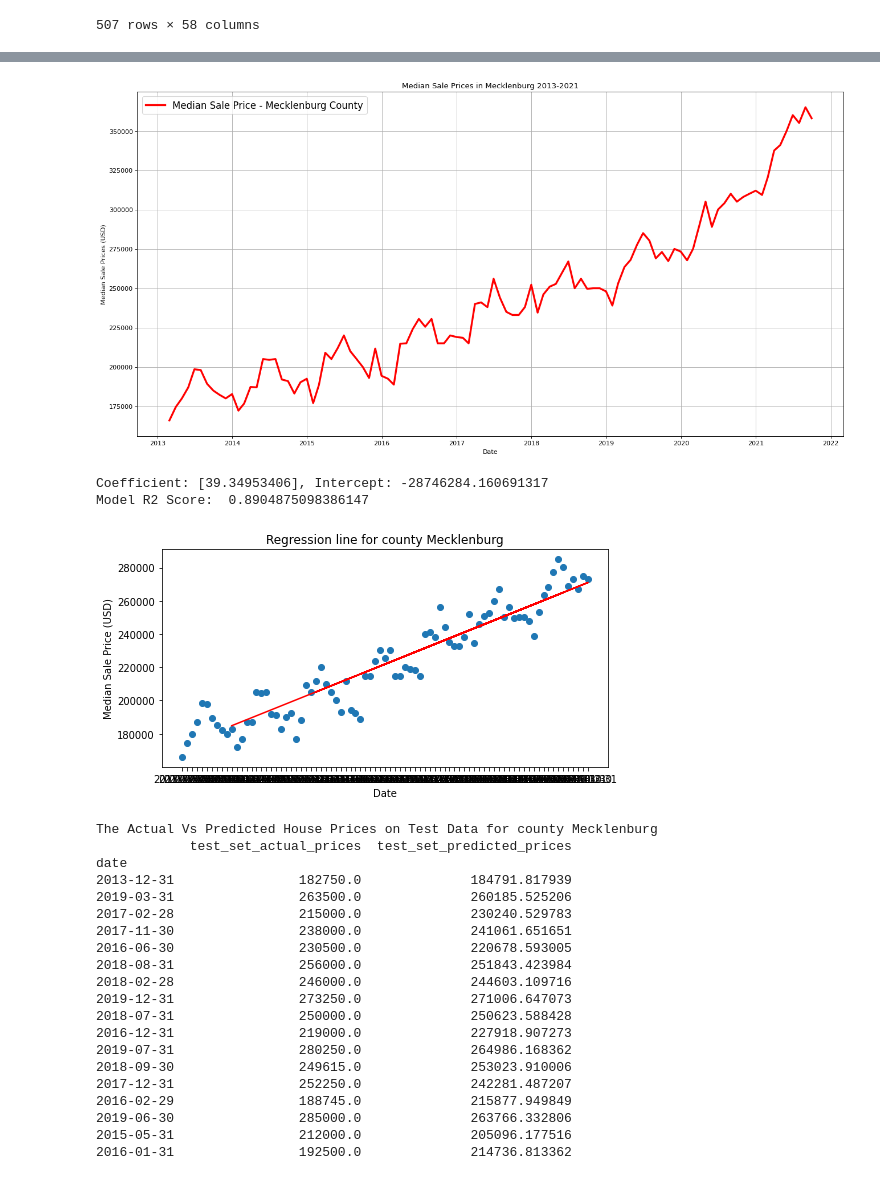
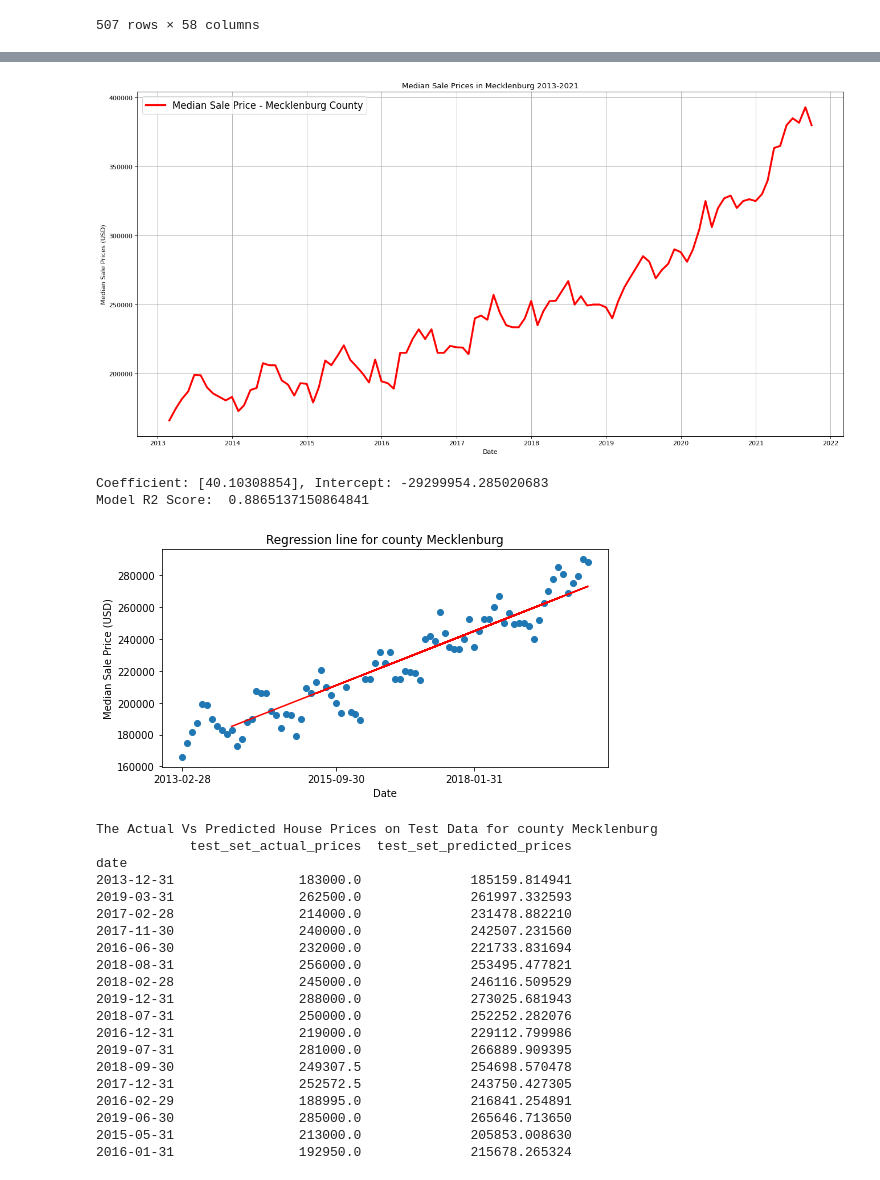
Before and after one commit to Poornima-Muthukumar/DATA512, a Jupyter notebook: data-512-final-project/src/Final-Project.ipynb, the cells around one changed output, grey strips where cells are left out. Cells and saved outputs as stored; diff of their text form; code cells hidden in the pictures.

```diff
--- a/data-512-final-project/src/Final-Project.ipynb
+++ b/data-512-final-project/src/Final-Project.ipynb
@@ -409,4 +470,5 @@ monthly_raw['period_end'] = pd.to_datetime(monthly_raw['period_end'])
 
 monthly_raw = monthly_raw.sort_values(["period_end"], ascending = (True))
 
-monthly_raw = monthly_raw[monthly_raw['property_type'] == 'All Residential']
+#monthly_raw.head()
+monthly_raw = monthly_raw[monthly_raw['property_type'] == 'Single Family Residential']
@@ -425,9 +505,9 @@ ax.set_ylabel('Median Sale Prices (USD)')
 ax.set_title("Median Sale Prices in Mecklenburg 2013-2021")
 
 ax.legend(loc=2, fontsize=15)
-plt.savefig('../results/linearregression/median_sale_prie_mecklenburg_county.jpeg')
+plt.savefig('../images/linearregression/median_sale_prie_mecklenburg_county.jpeg')
 # %% [output]
-[figure, old version]
+[figure, new version]
 # %%
 monthly_raw['ordinal_date'] = monthly_raw['period_end'].map(dt.datetime.toordinal)
 
@@ -447,8 +527,8 @@ model = LinearRegression().fit(X_train, y_train)
 print(f"Coefficient: {model.coef_}, Intercept: { model.intercept_}")
 print(f'Model R2 Score: ', model.score(X_train, y_train))
 # %% [output]
-Coefficient: [39.34953406], Intercept: -28746284.160691317
-Model R2 Score:  0.8904875098386147
+Coefficient: [40.10308854], Intercept: -29299954.285020683
+Model R2 Score:  0.8865137150864841
 # %%
 def convert_ordinal_to_date(data):
     x = data.reshape(1,-1)
@@ -461,20 +541,27 @@ def convert_ordinal_to_date(data):
 # %%
 y_test_pred = model.predict(X_test)
 
 fig2 = plt.figure(figsize=(8, 4))
 ax = plt.axes()
 
 ax.scatter(convert_ordinal_to_date(X), y)
 ax.plot(convert_ordinal_to_date(X_test), y_test_pred, color='red')
 
+years = mdates.YearLocator()   # every year
+months = mdates.MonthLocator()  # every month
+yearsFmt = mdates.DateFormatter('%Y-%m')
+
+ax.xaxis.set_major_locator(months)
+ax.xaxis.set_minor_locator(months)
+
 ax.set_xlabel('Date')
 ax.set_ylabel('Median Sale Price (USD)')
 ax.axis('tight')
 ax.set_title(f"Regression line for county Mecklenburg")
 
-plt.savefig('../results/linearregression/linear_regression_line_median_sale_price.jpeg')
+plt.savefig('../images/linearregression/linear_regression_line_median_sale_price.jpeg')
 # %% [output]
-[figure, old version]
+[figure, new version]
 # %%
 print(f"The Actual Vs Predicted House Prices on Test Data for county Mecklenburg")
 
@@ -486,23 +573,23 @@ print("\n\n\n")
 The Actual Vs Predicted House Prices on Test Data for county Mecklenburg
             test_set_actual_prices  test_set_predicted_prices
 date
-2013-12-31                182750.0              184791.817939
-2019-03-31                263500.0              260185.525206
-2017-02-28                215000.0              230240.529783
-2017-11-30                238000.0              241061.651651
-2016-06-30                230500.0              220678.593005
-2018-08-31                256000.0              251843.423984
-2018-02-28                246000.0              244603.109716
-2019-12-31                273250.0              271006.647073
-2018-07-31                250000.0              250623.588428
-2016-12-31                219000.0              227918.907273
-2019-07-31                280250.0              264986.168362
-2018-09-30                249615.0              253023.910006
-2017-12-31                252250.0              242281.487207
-2016-02-29                188745.0              215877.949849
-2019-06-30                285000.0              263766.332806
-2015-05-31                212000.0              205096.177516
-2016-01-31                192500.0              214736.813362
+2013-12-31                183000.0              185159.814941
+2019-03-31                262500.0              261997.332593
+2017-02-28                214000.0              231478.882210
+2017-11-30                240000.0              242507.231560
+2016-06-30                232000.0              221733.831694
+2018-08-31                256000.0              253495.477821
+2018-02-28                245000.0              246116.509529
+2019-12-31                288000.0              273025.681943
+2018-07-31                250000.0              252252.282076
+2016-12-31                219000.0              229112.799986
+2019-07-31                281000.0              266889.909395
+2018-09-30                249307.5              254698.570478
+2017-12-31                252572.5              243750.427305
+2016-02-29                188995.0              216841.254891
+2019-06-30                285000.0              265646.713650
+2015-05-31                213000.0              205853.008630
+2016-01-31                192950.0              215678.265324
 # %%
 #Print the MAE, MSE and RMSE values
 print("MAE, MSE and RMSE on Test Data for Mecklenburg")
```
Also changed, not shown: parts of 14 cells of this notebook, 24 other files.
